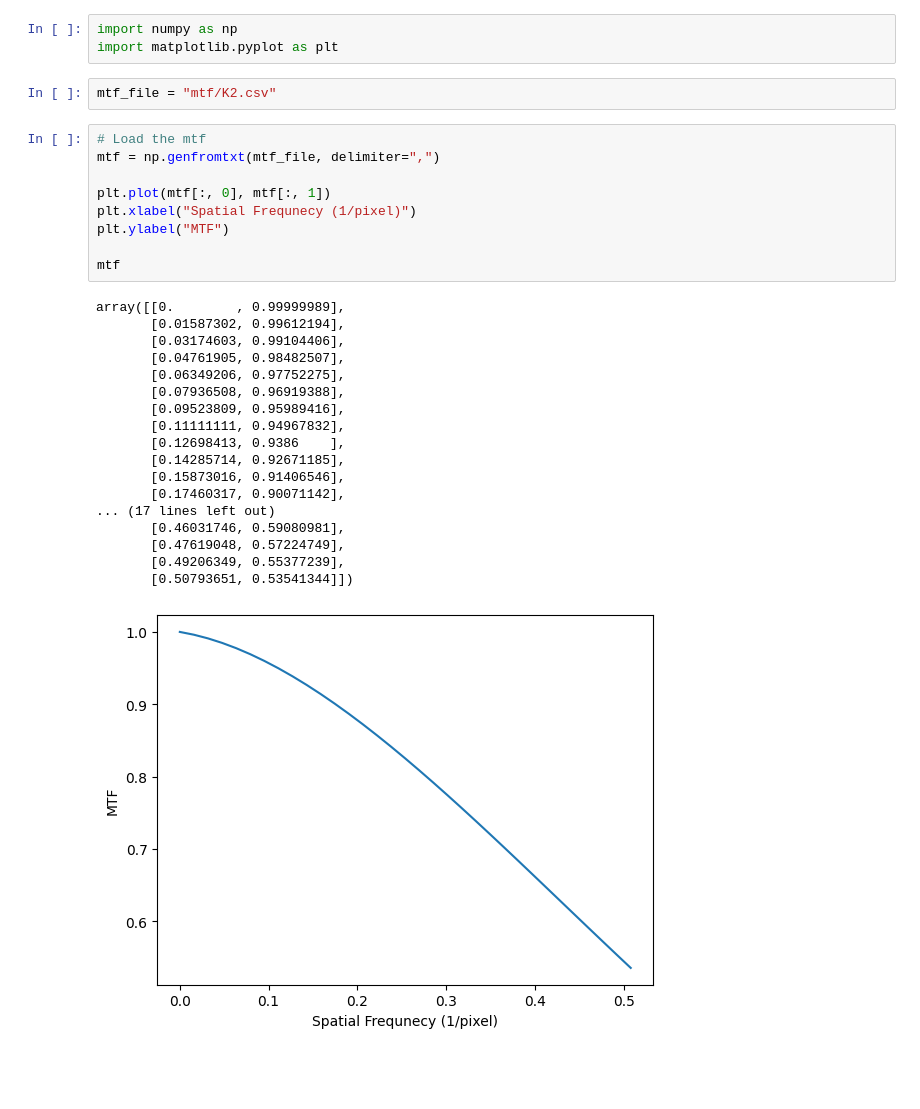
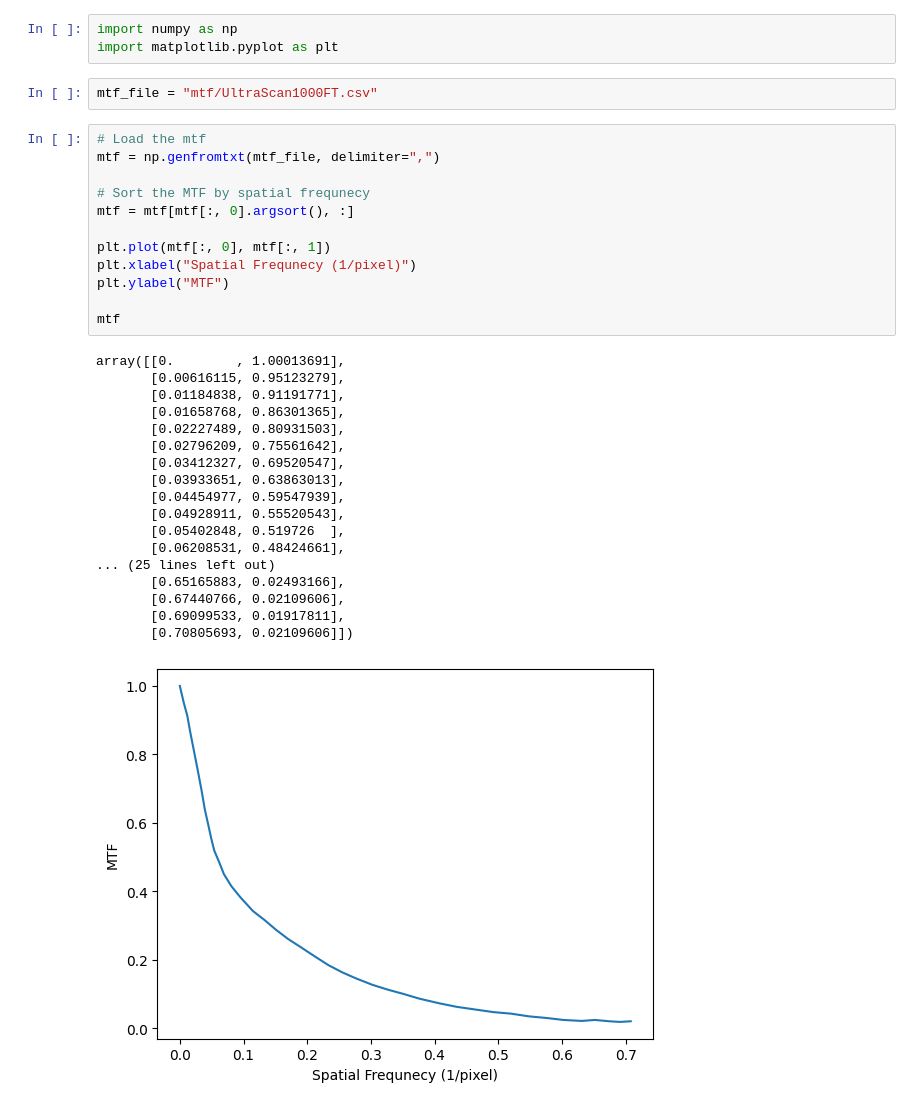
Before and after one commit to cttdev/holo, a Jupyter notebook: mtf_to_psf.ipynb, the cells around one changed output. Saved outputs shown, nothing was run; the diff lists cells and outputs as text; blank space fills up the shorter version.

```diff
--- a/mtf_to_psf.ipynb
+++ b/mtf_to_psf.ipynb
@@ -2,32 +2,35 @@
 import numpy as np
 import matplotlib.pyplot as plt
 # %%
-mtf_file = "mtf/K2.csv"
+mtf_file = "mtf/UltraScan1000FT.csv"
 # %%
 # Load the mtf
 mtf = np.genfromtxt(mtf_file, delimiter=",")
+
+# Sort the MTF by spatial frequnecy
+mtf = mtf[mtf[:, 0].argsort(), :]
 
 plt.plot(mtf[:, 0], mtf[:, 1])
 plt.xlabel("Spatial Frequnecy (1/pixel)")
 plt.ylabel("MTF")
 
 mtf
 # %% [output]
-array([[0.        , 0.99999989],
-       [0.01587302, 0.99612194],
-       [0.03174603, 0.99104406],
-       [0.04761905, 0.98482507],
-       [0.06349206, 0.97752275],
-       [0.07936508, 0.96919388],
-       [0.09523809, 0.95989416],
-       [0.11111111, 0.94967832],
-       [0.12698413, 0.9386    ],
-       [0.14285714, 0.92671185],
-       [0.15873016, 0.91406546],
-       [0.17460317, 0.90071142],
-... (17 lines left out)
-       [0.46031746, 0.59080981],
-       [0.47619048, 0.57224749],
-       [0.49206349, 0.55377239],
-       [0.50793651, 0.53541344]])
+array([[0.        , 1.00013691],
+       [0.00616115, 0.95123279],
+       [0.01184838, 0.91191771],
+       [0.01658768, 0.86301365],
+       [0.02227489, 0.80931503],
+       [0.02796209, 0.75561642],
+       [0.03412327, 0.69520547],
+       [0.03933651, 0.63863013],
+       [0.04454977, 0.59547939],
+       [0.04928911, 0.55520543],
+       [0.05402848, 0.519726  ],
+       [0.06208531, 0.48424661],
+... (25 lines left out)
+       [0.65165883, 0.02493166],
+       [0.67440766, 0.02109606],
+       [0.69099533, 0.01917811],
+       [0.70805693, 0.02109606]])
-[figure, old version]
+[figure, new version]
```
Also changed, not shown: parts of 8 cells of this notebook.
